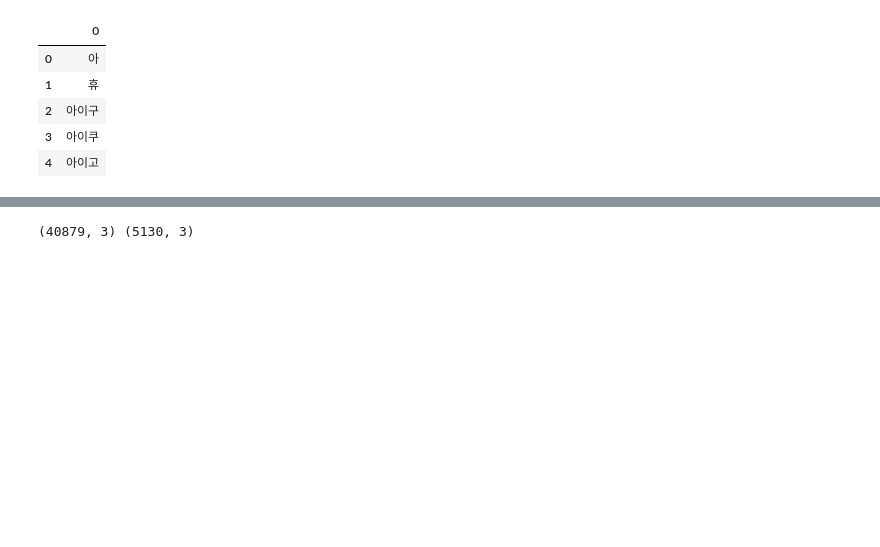
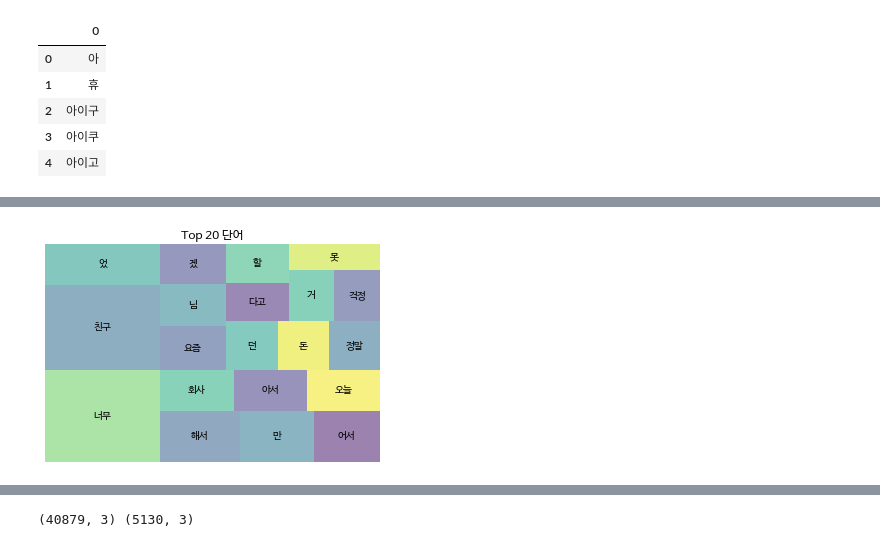
Before and after one commit to JaydenLee1116/Project4_Multi_Classification_Emotion_Prediction, a Jupyter notebook: Project_Multi-Classification-emotion.ipynb, the cells around one changed output, grey strips where cells are left out. Cells and saved outputs as stored; diff of their text form; code cells hidden in the pictures; blank space fills up the shorter version.

```diff
--- a/Project_Multi-Classification-emotion.ipynb
+++ b/Project_Multi-Classification-emotion.ipynb
@@ -321,3 +268,10 @@ df['sentence_tokenized'][0][0]
+# %%
+temp = []
+
+for tokens in val['tokens']:
+    temp.append([token for token in tokens if token not in stop_words])
+
+val['tokens'] = temp
 # %%
 # tokinze까지 완료, 중간 저장
 # df.to_csv()로 저장하는 경우, dataframe내의 list 개체가 문자열처리가 되어버림
@@ -429,0 +376,5 @@ wc.head()
+# %%
+# 개수 상위 20개 단어
+
+wc = word_count(train['tokens'])
+wc.head(20)
@@ -429,0 +399,10 @@ wc.head()
+# %%
+# 개수 상위 20개 단어 시각화
+
+wc_top20 = wc[wc['rank'] <= 20]
+squarify.plot(sizes=wc_top20['percent'], label=wc_top20['word'], alpha=0.55)
+plt.title('Top 20 단어')
+plt.axis('off')
+plt.show();
+# %% [output]
+[figure, added]
```
Also changed, not shown: parts of 115 cells of this notebook, 6 other files.
